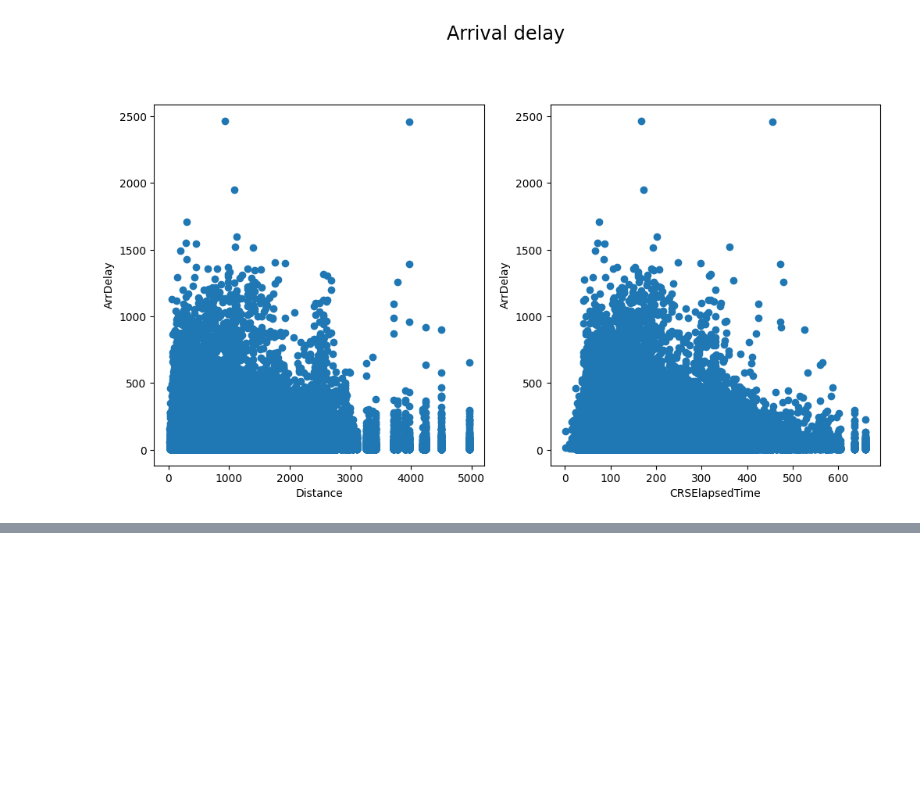
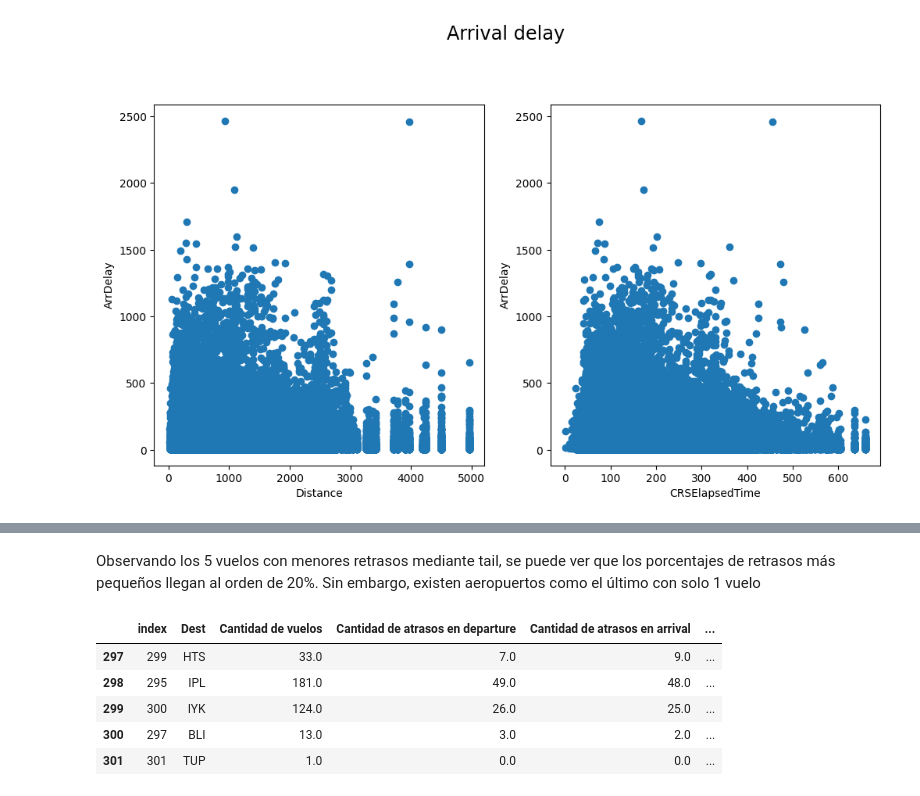
Before and after one commit to DiegoLeonG96/proyecto-pydatascience-udd, a Jupyter notebook: 03_Visualizaciones.ipynb, the cells around one changed output, grey strips where cells are left out. Saved outputs shown, nothing was run; the diff lists cells and outputs as text; code cells hidden in the pictures; blank space fills up the shorter version.

```diff
--- a/03_Visualizaciones.ipynb
+++ b/03_Visualizaciones.ipynb
@@ -250,0 +285,11 @@ Text(0.5, 1.05, 'Arrival delay')
+# %% [markdown]
+Observando los 5 vuelos con menores retrasos mediante tail, se puede ver que los porcentajes de retrasos más pequeños llegan al orden de 20%. Sin embargo, existen aeropuertos como el último con solo 1 vuelo
+# %%
+data_agg.tail(5)
+# %% [output]
+|  | index | Dest | Cantidad de vuelos | Cantidad de atrasos en departure | Cantidad de atrasos en arrival | ... |
+| 297 | 299 | HTS | 33.0 | 7.0 | 9.0 | ... |
+| 298 | 295 | IPL | 181.0 | 49.0 | 48.0 | ... |
+| 299 | 300 | IYK | 124.0 | 26.0 | 25.0 | ... |
+| 300 | 297 | BLI | 13.0 | 3.0 | 2.0 | ... |
+| 301 | 301 | TUP | 1.0 | 0.0 | 0.0 | ... |
```
Also changed, not shown: parts of 7 cells of this notebook.
